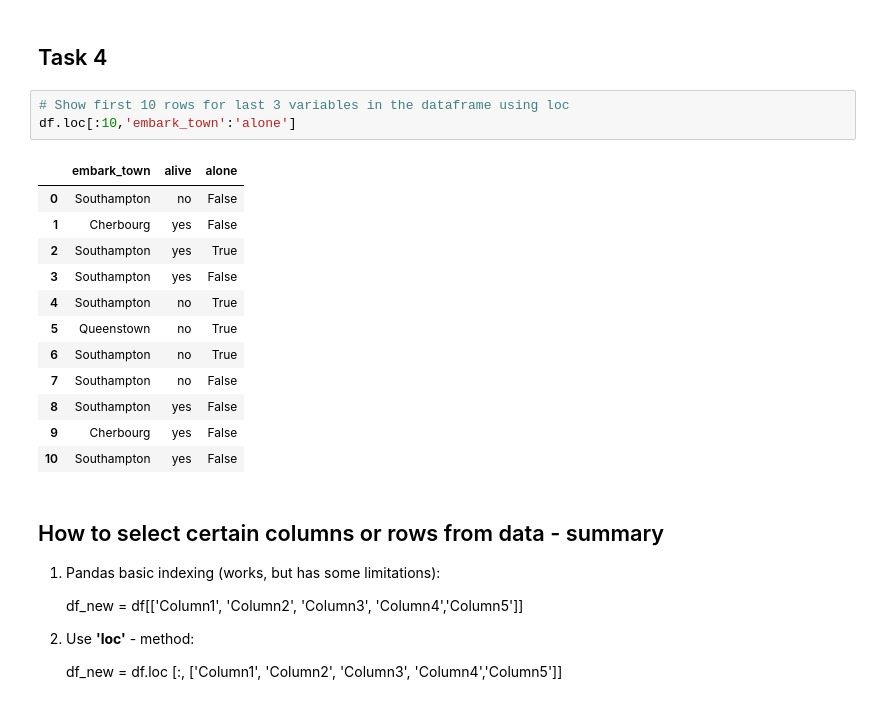
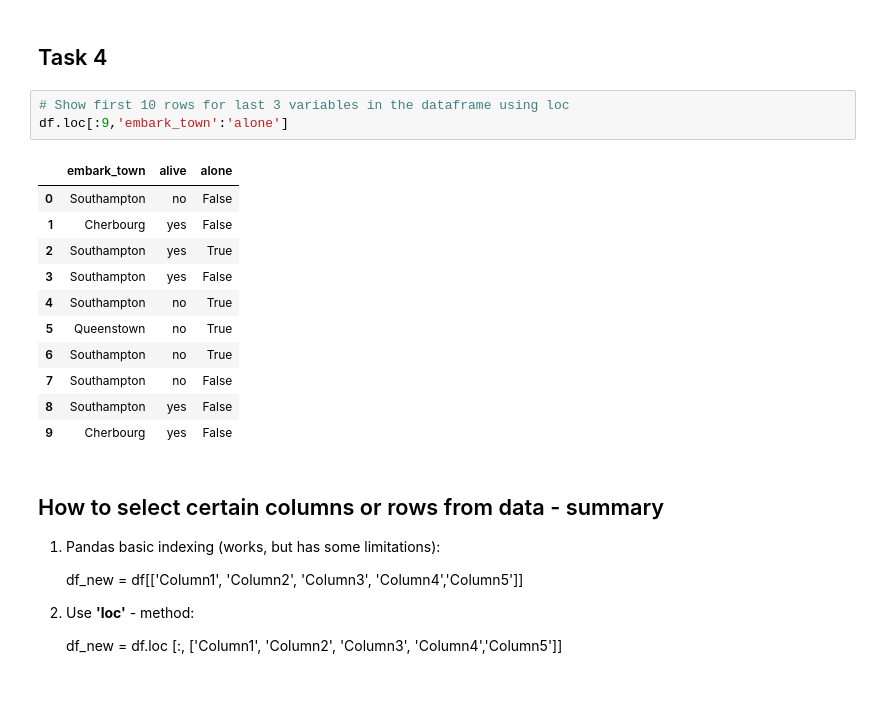
Before and after one commit to buicaothe/PYTHON, a Jupyter notebook: DATA MANAGEMENT/Labweek38/Pandas_Basics.ipynb, the cells around one changed output. Cells and saved outputs as stored; diff of their text form.

```diff
--- a/DATA MANAGEMENT/Labweek38/Pandas_Basics.ipynb
+++ b/DATA MANAGEMENT/Labweek38/Pandas_Basics.ipynb
@@ -241,20 +283,19 @@ Index(['survived', 'pclass', 'sex', 'age', 'sibsp', 'parch', 'fare',
 ## Task 4
 # %%
 # Show first 10 rows for last 3 variables in the dataframe using loc
-df.loc[:10,'embark_town':'alone']
+df.loc[:9,'embark_town':'alone']
 # %% [output]
 |  | embark_town | alive | alone |
 | 0 | Southampton | no | False |
 | 1 | Cherbourg | yes | False |
 | 2 | Southampton | yes | True |
 | 3 | Southampton | yes | False |
 | 4 | Southampton | no | True |
 | 5 | Queenstown | no | True |
 | 6 | Southampton | no | True |
 | 7 | Southampton | no | False |
 | 8 | Southampton | yes | False |
 | 9 | Cherbourg | yes | False |
-| 10 | Southampton | yes | False |
 # %% [markdown]
 ## How to select certain columns or rows from data - summary
 1. Pandas basic indexing (works, but has some limitations):
```
Also changed, not shown: parts of 9 cells of this notebook, 3 other files.
